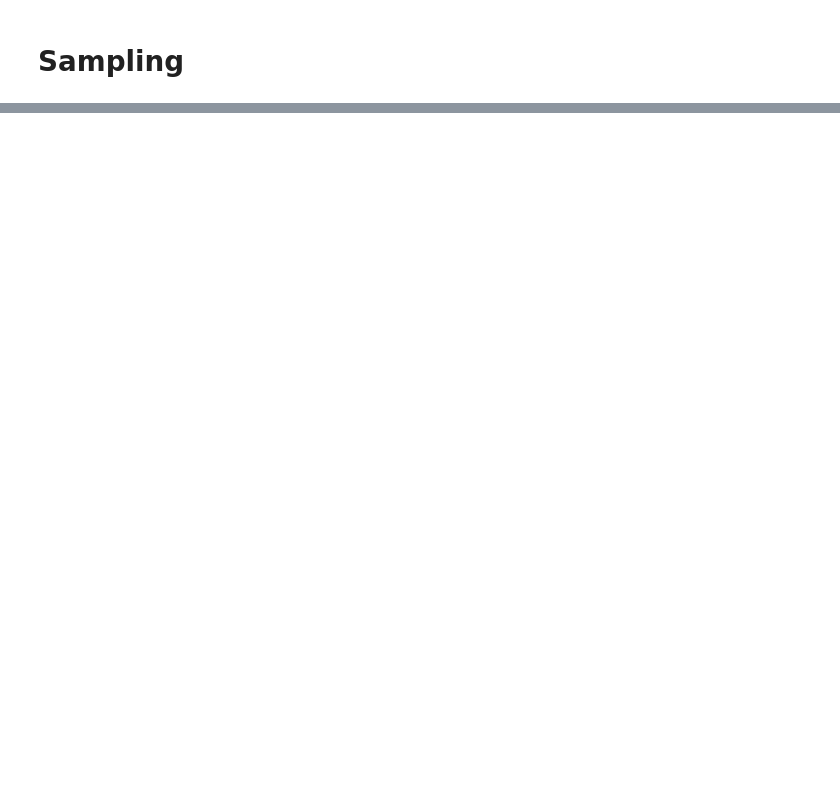
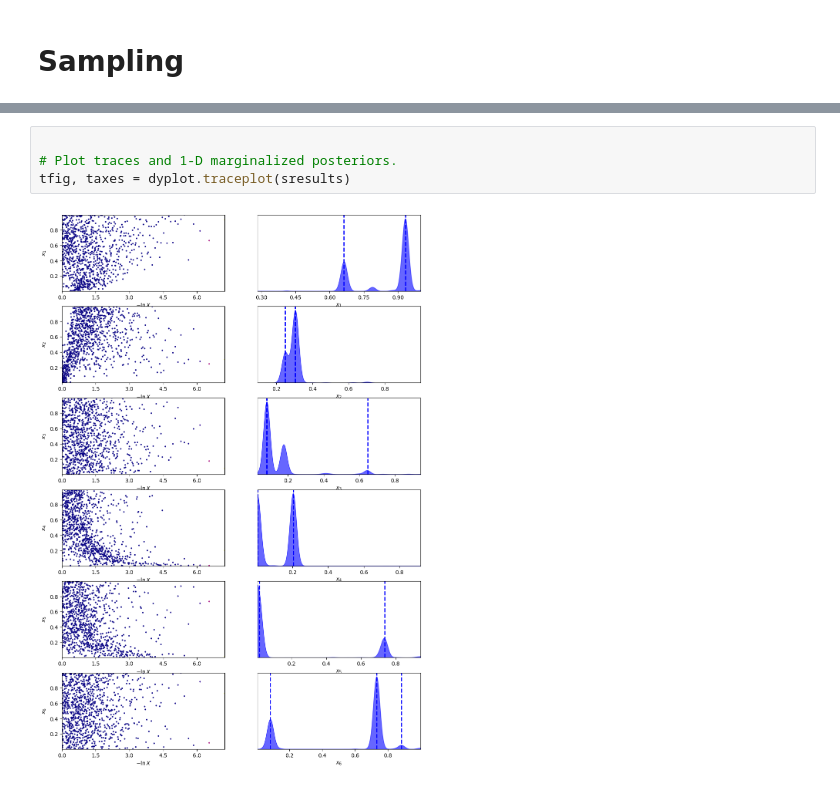
Before and after one commit to olive004/synbio_morpher, a Jupyter notebook: notebooks/17_optimisation.ipynb, the cells around one changed output, grey strips where cells are left out. Drawn from its saved outputs; the diff is of its cells as text; blank space fills up the shorter version.

```diff
--- a/notebooks/17_optimisation.ipynb
+++ b/notebooks/17_optimisation.ipynb
@@ -262,0 +316,6 @@ Done:  0:00:00.515472
+# %%
+
+# Plot traces and 1-D marginalized posteriors.
+tfig, taxes = dyplot.traceplot(sresults)
+# %% [output]
+[figure, added]
```
Also changed, not shown: parts of 14 cells of this notebook, 5 other files.
